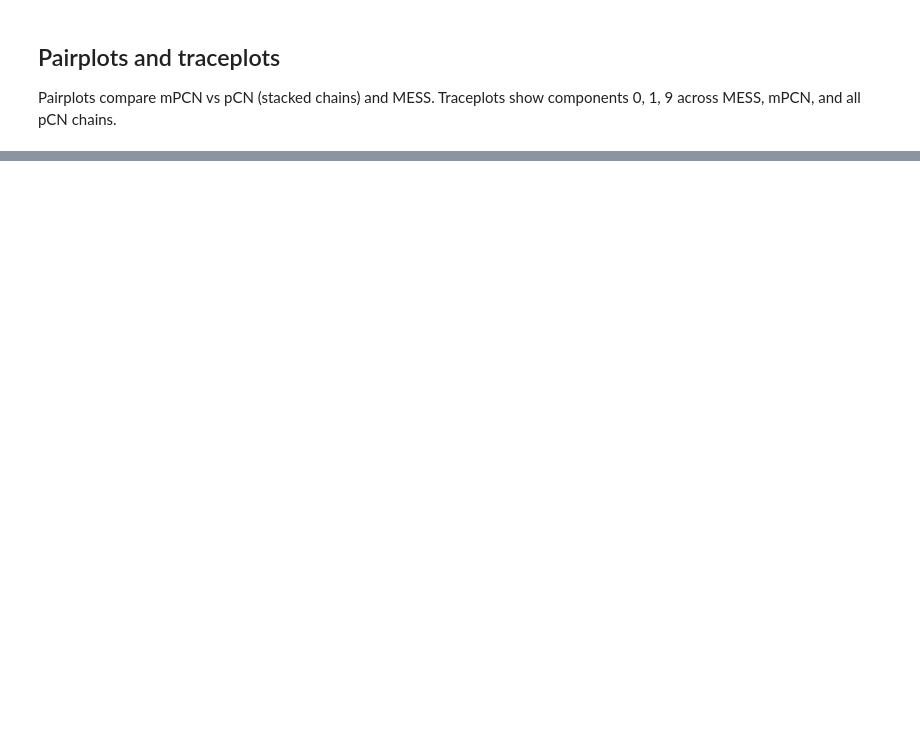
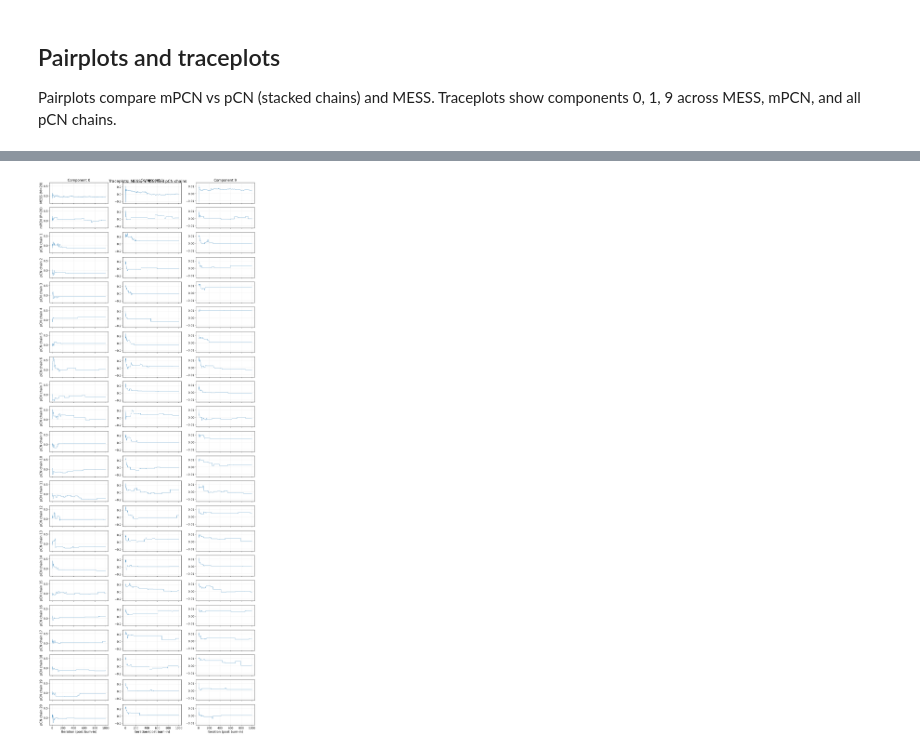
Before and after one commit to guillerminasenn/multiproposal-internal, a Jupyter notebook: notebooks/04_toy_solute_transport_mpcn_independent_chains.ipynb, the cells around one changed output, grey strips where cells are left out. Saved outputs shown, nothing was run; the diff lists cells and outputs as text; code cells hidden in the pictures; blank space fills up the shorter version.

```diff
--- a/notebooks/04_toy_solute_transport_mpcn_independent_chains.ipynb
+++ b/notebooks/04_toy_solute_transport_mpcn_independent_chains.ipynb
@@ -45,7 +45,7 @@ from reports.figure_style import apply_pub_style
 seed_data = 0
 seed_mcmc = 202
 
-d = 10
+d = 20
 kappa = 0.02
 sigma = 0.5
 alpha = 3.0
@@ -55,8 +55,8 @@ a_mode = 'nearest_neighbor'
 use_prior_A = True
 shared_draws_seed = seed_data
 
-obs_highest_freq = 6
-obs_bandwidth = 3
+obs_highest_freq = 8
+obs_bandwidth = 5
 obs_config = 'central_modes'
 
 print('d:', d)
@@ -268,8 +268,8 @@ Initial x0 norm: 0.12192810032786688
 # %%
 # MCMC configuration
-n_iters = 40000
-rho = 0.2
-P_joint = 10
+n_iters = 30000
+rho = 0.93
+P_joint = 20
 num_pcn_chains = P_joint
 mess_M = P_joint
 run_mess = True
@@ -506,31 +536,33 @@ if run_pcn and pcn_chains is not None:
 
 nrows = len(trace_series)
 ncols = len(comp_list)
 fig, axes = plt.subplots(
     nrows,
     ncols,
     figsize=(4.6 * ncols, 1.6 * nrows),
     sharex=True,
     sharey='col',
  )
 if nrows == 1:
     axes = np.array([axes])
 if ncols == 1:
     axes = axes[:, None]
 
 for row_idx, (label, chain) in enumerate(trace_series):
-    post_chain = chain[burn_in:]
+    post_chain = chain[0:1000]
     for col_idx, comp in enumerate(comp_list):
         ax = axes[row_idx, col_idx]
         ax.plot(post_chain[:, comp], linewidth=0.7, color='tab:blue')
         if row_idx == 0:
             ax.set_title(f'Component {comp}')
         if col_idx == 0:
             ax.set_ylabel(label)
         ax.grid(alpha=0.25)
 for ax in axes[-1, :]:
     ax.set_xlabel('Iteration (post burn-in)')
 
 fig.suptitle('Traceplots: MESS, mPCN, and pCN chains')
 fig.tight_layout()
 plt.show()
+# %% [output]
+[figure, added]
```
Also changed, not shown: parts of 10 cells of this notebook, 15 other files.
